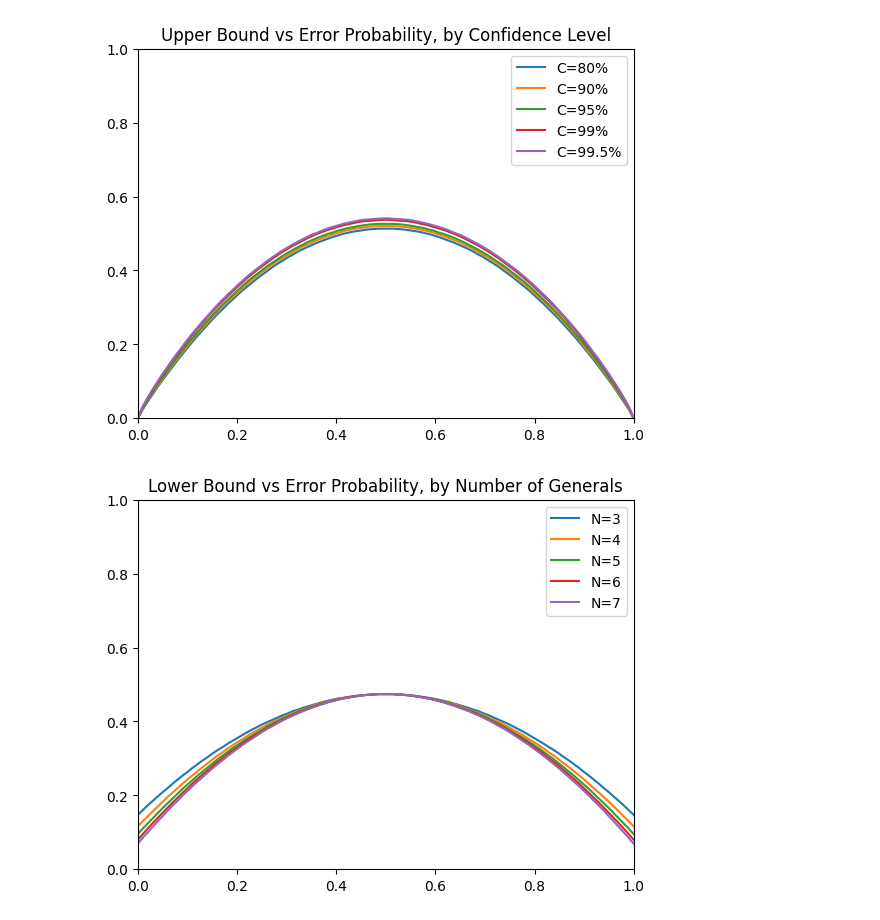
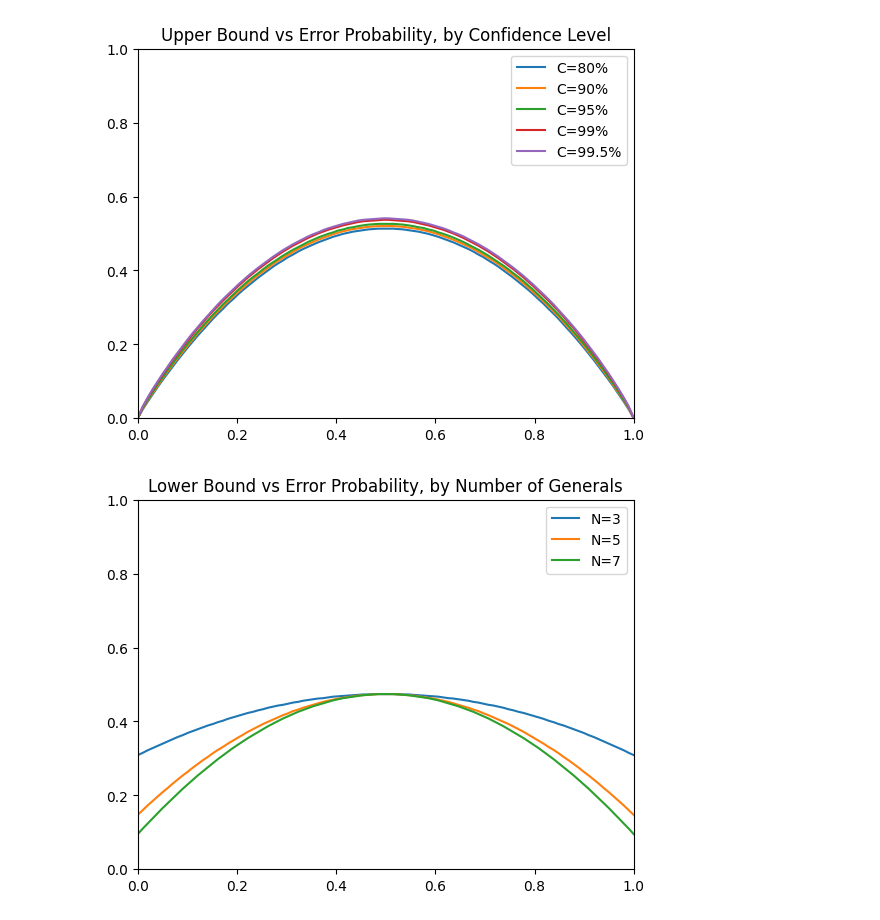
Before and after one commit to Louisanity/byzantine-generals-with-EM, a Jupyter notebook: Generalized Byzantine Scheme.ipynb, the cells around one changed output. Drawn from its saved outputs; the diff is of its cells as text; code cells hidden in the pictures.

```diff
--- a/Generalized Byzantine Scheme.ipynb
+++ b/Generalized Byzantine Scheme.ipynb
@@ -310,8 +371,8 @@ f_vec = np.linspace(0.0, 1.0, 100)  # bit flip error rates
 
 lower_vec, upper_vec = np.zeros(100), np.zeros(100)
 for i in range(len(f_vec)):
-    lower_vec[i] = B_lower(k_size, f_vec[i], 3, 0.95)
-    upper_vec[i] = B_upper(k_size, f_vec[i], 3, 0.95)
+    lower_vec[i] = B_lower(3, k_size, f_vec[i], 0.95)
+    upper_vec[i] = B_upper(3, k_size, f_vec[i], 0.95)
 
 plt.plot(f_vec, lower_vec, label="Lower Bound, C=95%")
 plt.plot(f_vec, upper_vec, label="Upper Bound, C=95%")
@@ -329,11 +413,11 @@ f_vec = np.linspace(0.0, 1.0, 100)  # bit flip error rates
 # Demonstrating the effect of confidence level, Lower bound
 lower_80, lower_90, lower_95, lower_99, lower_995 = np.zeros(100), np.zeros(100), np.zeros(100), np.zeros(100), np.zeros(100)
 for i in range(len(f_vec)):
-    lower_80[i] = B_lower(k_size, f_vec[i], 3, 0.80)
-    lower_90[i] = B_lower(k_size, f_vec[i], 3, 0.90)
-    lower_95[i] = B_lower(k_size, f_vec[i], 3, 0.95)
-    lower_99[i] = B_lower(k_size, f_vec[i], 3, 0.99)
-    lower_995[i] = B_lower(k_size, f_vec[i], 3, 0.995)
+    lower_80[i] = B_lower(3, k_size, f_vec[i], 0.80)
+    lower_90[i] = B_lower(3, k_size, f_vec[i], 0.90)
+    lower_95[i] = B_lower(3, k_size, f_vec[i], 0.95)
+    lower_99[i] = B_lower(3, k_size, f_vec[i], 0.99)
+    lower_995[i] = B_lower(3, k_size, f_vec[i], 0.995)
 
 plt.plot(f_vec, lower_80, label="C=80%")
 plt.plot(f_vec, lower_90, label="C=90%")
@@ -354,11 +438,11 @@ f_vec = np.linspace(0.0, 1.0, 100)  # bit flip error rates
 # Demonstrating the effect of confidence level, Upper bound
 upper_80, upper_90, upper_95, upper_99, upper_995 = np.zeros(100), np.zeros(100), np.zeros(100), np.zeros(100), np.zeros(100)
 for i in range(len(f_vec)):
-    upper_80[i] = B_upper(k_size, f_vec[i], 3, 0.80)
-    upper_90[i] = B_upper(k_size, f_vec[i], 3, 0.90)
-    upper_95[i] = B_upper(k_size, f_vec[i], 3, 0.95)
-    upper_99[i] = B_upper(k_size, f_vec[i], 3, 0.99)
-    upper_995[i] = B_upper(k_size, f_vec[i], 3, 0.995)
+    upper_80[i] = B_upper(3, k_size, f_vec[i], 0.80)
+    upper_90[i] = B_upper(3, k_size, f_vec[i], 0.90)
+    upper_95[i] = B_upper(3, k_size, f_vec[i], 0.95)
+    upper_99[i] = B_upper(3, k_size, f_vec[i], 0.99)
+    upper_995[i] = B_upper(3, k_size, f_vec[i], 0.995)
 
 plt.plot(f_vec, upper_80, label="C=80%")
 plt.plot(f_vec, upper_90, label="C=90%")
@@ -375,25 +459,21 @@ plt.show()
 # %%
 k_size = 1000  # The number of indices exchanged
 f_vec = np.linspace(0.0, 1.0, 100)  # bit flip error rates
 
 # Demonstrating the effect of Number of Generals
-lower_3, lower_4, lower_5, lower_6, lower_7 = np.zeros(100), np.zeros(100), np.zeros(100), np.zeros(100), np.zeros(100)
+lower_3, lower_5, lower_7 = np.zeros(100), np.zeros(100), np.zeros(100)
 for i in range(len(f_vec)):
-    lower_3[i] = B_lower(k_size, f_vec[i], 3, 0.95)
-    lower_4[i] = B_lower(k_size, f_vec[i], 4, 0.95)
-    lower_5[i] = B_lower(k_size, f_vec[i], 5, 0.95)
-    lower_6[i] = B_lower(k_size, f_vec[i], 6, 0.95)
-    lower_7[i] = B_lower(k_size, f_vec[i], 7, 0.95)
+    lower_3[i] = B_lower(3, k_size, f_vec[i], 0.95)
+    lower_5[i] = B_lower(5, k_size, f_vec[i], 0.95)
+    lower_7[i] = B_lower(7, k_size, f_vec[i], 0.95)
 
 plt.plot(f_vec, lower_3, label="N=3")
-plt.plot(f_vec, lower_4, label="N=4")
 plt.plot(f_vec, lower_5, label="N=5")
-plt.plot(f_vec, lower_6, label="N=6")
 plt.plot(f_vec, lower_7, label="N=7")
 plt.ylim(0.0, 1.0)
 plt.xlim(0.0, 1.0)
 plt.legend()
 plt.title("Lower Bound vs Error Probability, by Number of Generals")
 plt.show()
 # %% [output]
-[figure, old version]
+[figure, new version]
```
Also changed, not shown: parts of 17 cells of this notebook.
